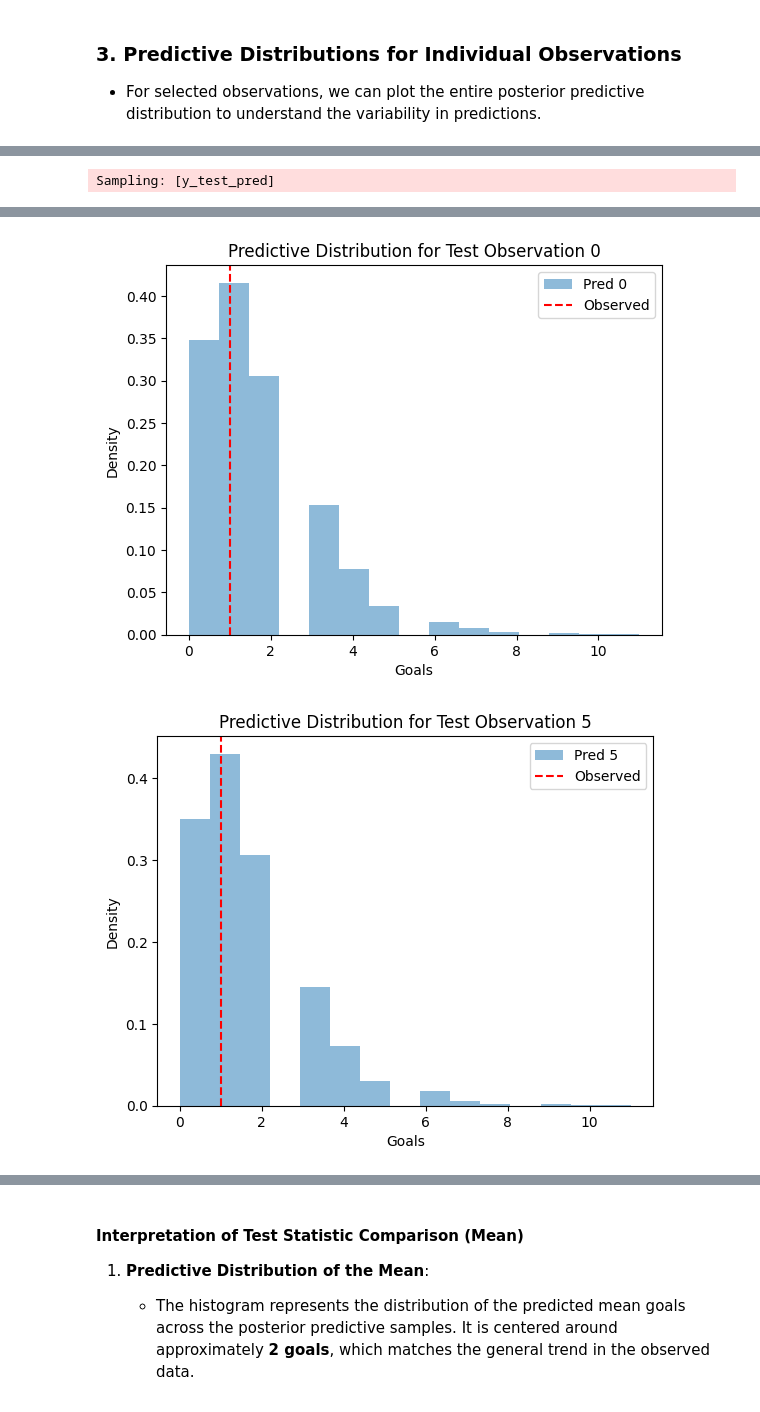
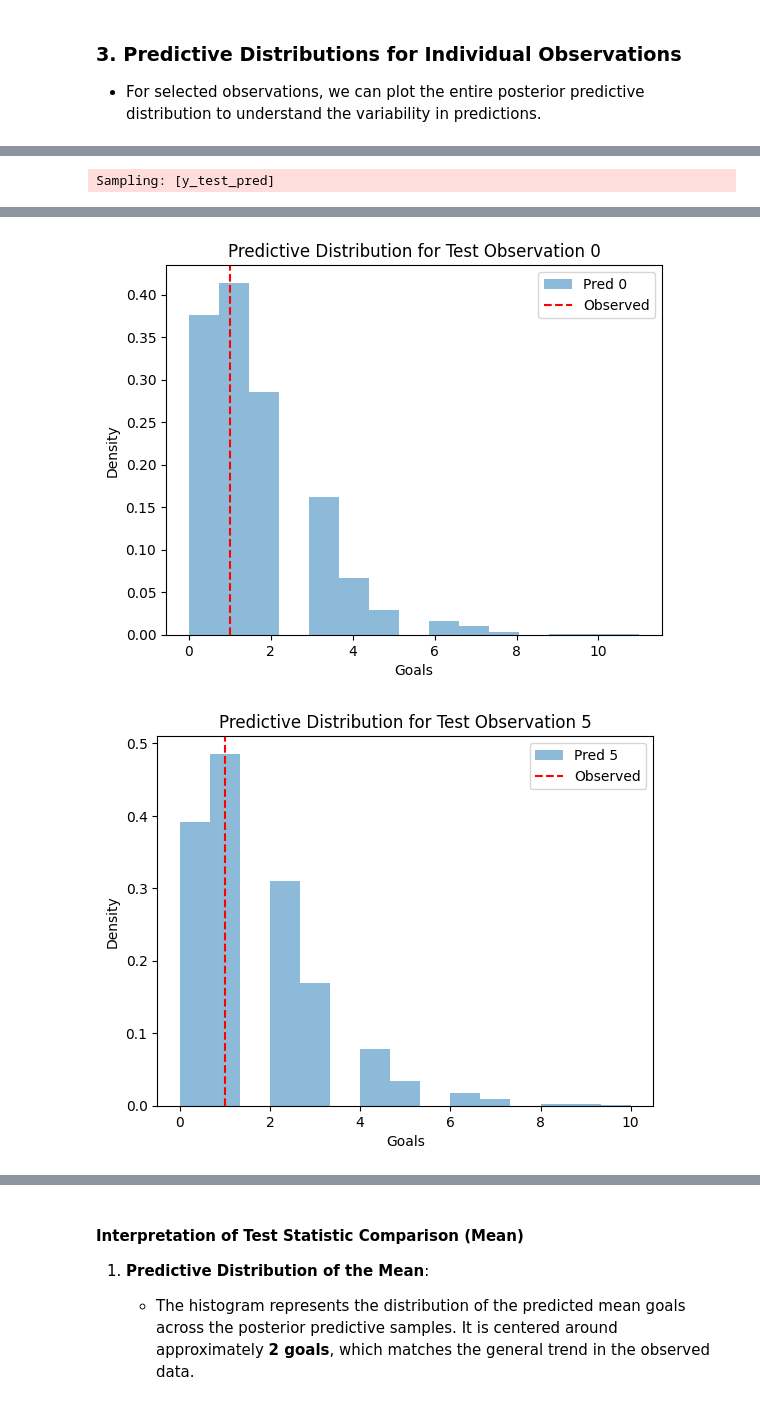
Before and after one commit to tommasosommaruga/Bayesian_proj, a Jupyter notebook: PROJ_GOOD/4_Regression_2.ipynb, the cells around one changed output, grey strips where cells are left out. Cells and saved outputs as stored; diff of their text form; code cells hidden in the pictures.

```diff
--- a/PROJ_GOOD/4_Regression_2.ipynb
+++ b/PROJ_GOOD/4_Regression_2.ipynb
@@ -107,10 +107,17 @@ X_train, X_test, y_train, y_test = train_test_split(X, y, test_size=0.2, random_
 with pm.Model() as model:
     # Priors for coefficients
     beta_0 = pm.Normal('beta_0', mu=0, sigma=5)
-    beta = pm.Normal('beta', mu=0, sigma=5, shape=X_train.shape[1])
+    beta_1 = pm.Normal('beta_1', mu=1.5, sigma=0.5)
+    beta_2 = pm.Normal('beta_2', mu=2.5, sigma=0.5)
+    beta_3 = pm.Normal('beta_3', mu=0, sigma=5)
+    beta_4 = pm.Normal('beta_4', mu=0, sigma=5)
+    beta_5 = pm.Normal('beta_5', mu=0, sigma=5)
+    beta_6 = pm.Normal('beta_6', mu=0, sigma=5)
 
     # Poisson rate parameter
-    lambda_ = pm.math.exp(beta_0 + pm.math.dot(X_train, beta))
+    lambda_ = pm.math.exp(beta_0 + beta_1 * X_train[:, 0] + beta_2 * X_train[:, 1] +
+                          beta_3 * X_train[:, 2] + beta_4 * X_train[:, 3] +
+                          beta_5 * X_train[:, 4] + beta_6 * X_train[:, 5])
 
     # Likelihood (Poisson)
     y_obs = pm.Poisson('y_obs', mu=lambda_, observed=y_train)
@@ -273,7 +291,7 @@ The model performs well for common outcomes (0 to 3 goals) but shows limitations
 - For selected observations, we can plot the entire posterior predictive distribution to understand the variability in predictions.
 # %%
 # 3. Predictive Distributions for Individual Observations
-obs_index = [1, 13, 54]  # Example indices for observations
+obs_index = [2, 17, 54]  # Example indices for observations
 for idx in obs_index:
     plt.hist(posterior_predictive_samples[:, idx].flatten(), bins=15, alpha=0.5, label=f"Pred {idx}", density=True)
     plt.axvline(observed_data[idx], color="red", linestyle="--", label="Observed")
@@ -289,32 +311,34 @@ for idx in obs_index:
 # %%
 # Generate predictions for the test set
 with model:
     # Define a new likelihood for the test set
-    lambda_test = pm.math.exp(beta_0 + pm.math.dot(X_test, beta))
+    lambda_test = pm.math.exp(beta_0 + beta_1 * X_test[:, 0] + beta_2 * X_test[:, 1] +
+                      beta_3 * X_test[:, 2] + beta_4 * X_test[:, 3] +
+                      beta_5 * X_test[:, 4] + beta_6 * X_test[:, 5])
     y_test_pred = pm.Poisson("y_test_pred", mu=lambda_test, shape=X_test.shape[0])
 
     # Posterior predictive sampling for the test set
     ppc_test = pm.sample_posterior_predictive(trace, var_names=["y_test_pred"], random_seed=42)
 
 # Access posterior predictive samples for the test set
 posterior_predictive_test_samples = ppc_test["posterior_predictive"]["y_test_pred"].values
 
 # Observed test data
 observed_test_data = y_test
 
 # Predictive Distributions for Individual Observations in the Test Set
 obs_index = [0, 5, 10]  # Example indices for test observations
 
 for idx in obs_index:
     plt.hist(posterior_predictive_test_samples[:, idx].flatten(), bins=15, alpha=0.5, label=f"Pred {idx}", density=True)
     plt.axvline(observed_test_data[idx], color="red", linestyle="--", label="Observed")
     plt.legend()
     plt.title(f"Predictive Distribution for Test Observation {idx}")
     plt.xlabel("Goals")
     plt.ylabel("Density")
     plt.show()
 # %% [output]
 Sampling: [y_test_pred]
 [interactive output not drawn]
-[figure, old version]
+[figure, new version]
-[figure, old version]
+[figure, new version]
```
Also changed, not shown: parts of 16 cells of this notebook, 11 other files.
